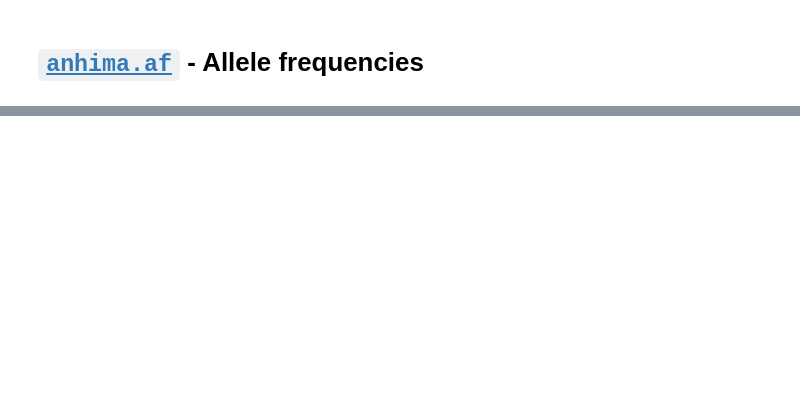
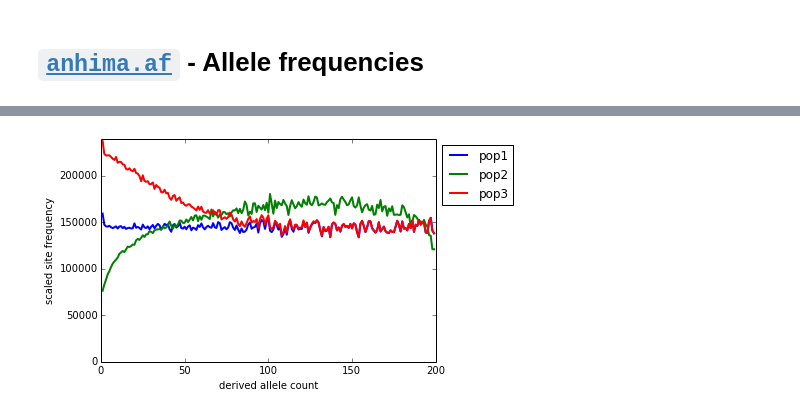
Before and after one commit to alimanfoo/anhima, a Jupyter notebook: examples/af.ipynb, the cells around one changed output, grey strips where cells are left out. Cells and saved outputs as stored; diff of their text form; code cells hidden in the pictures; blank space fills up the shorter version.

```diff
--- a/examples/af.ipynb
+++ b/examples/af.ipynb
@@ -62,0 +109,15 @@ plt.hist(af);
+# %%
+pop1_sfs_scaled = anhima.af.site_frequency_spectrum_scaled(pop1_derived_ac)
+pop2_sfs_scaled = anhima.af.site_frequency_spectrum_scaled(pop2_derived_ac)
+pop3_sfs_scaled = anhima.af.site_frequency_spectrum_scaled(pop3_derived_ac)
+
+fig, ax = plt.subplots()
+anhima.af.plot_site_frequency_spectrum(pop1_sfs_scaled, ax=ax, label='pop1', plot_kwargs=dict(lw=2))
+anhima.af.plot_site_frequency_spectrum(pop2_sfs_scaled, ax=ax, label='pop2', plot_kwargs=dict(lw=2))
+anhima.af.plot_site_frequency_spectrum(pop3_sfs_scaled, ax=ax, label='pop3', plot_kwargs=dict(lw=2))
+ax.set_ylim(bottom=0)
+ax.set_ylabel('scaled site frequency')
+ax.set_xlabel('derived allele count')
+ax.legend(bbox_to_anchor=(1, 1), loc='upper left');
+# %% [output]
+[figure, added]
```
Also changed, not shown: parts of 21 cells of this notebook, 5 other files.
